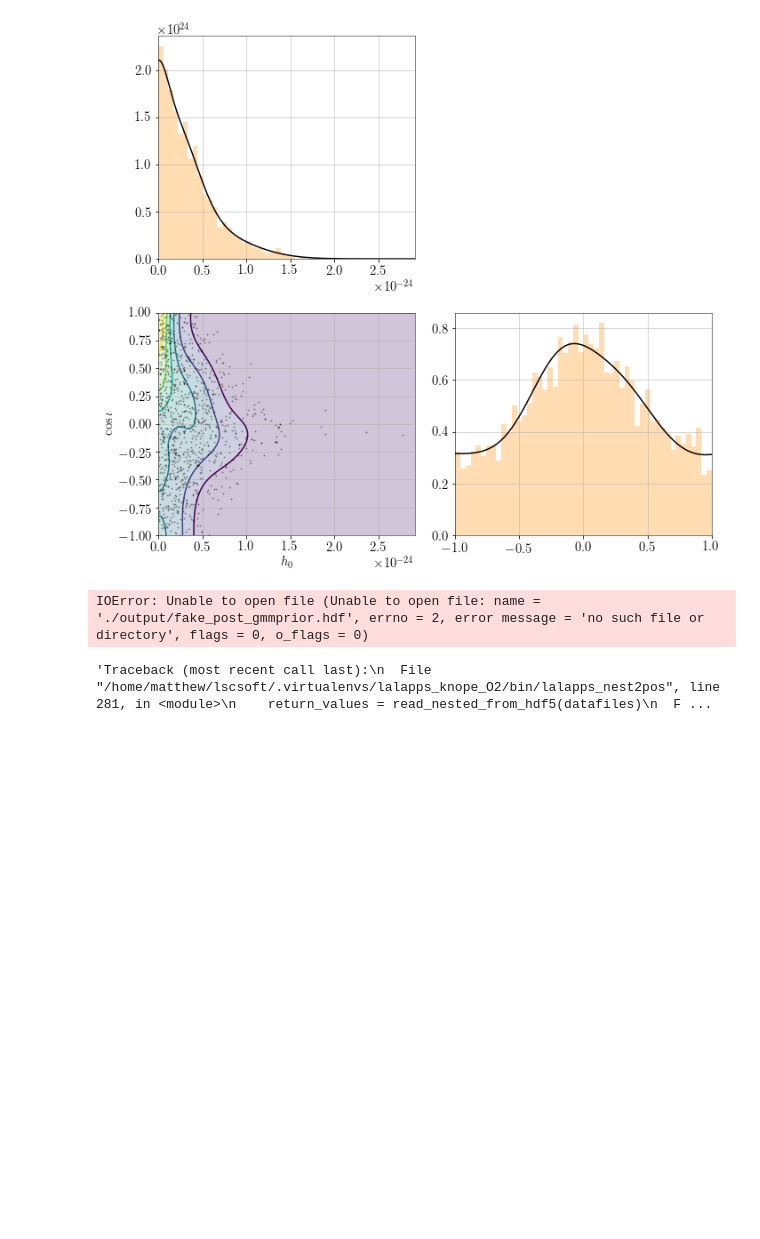
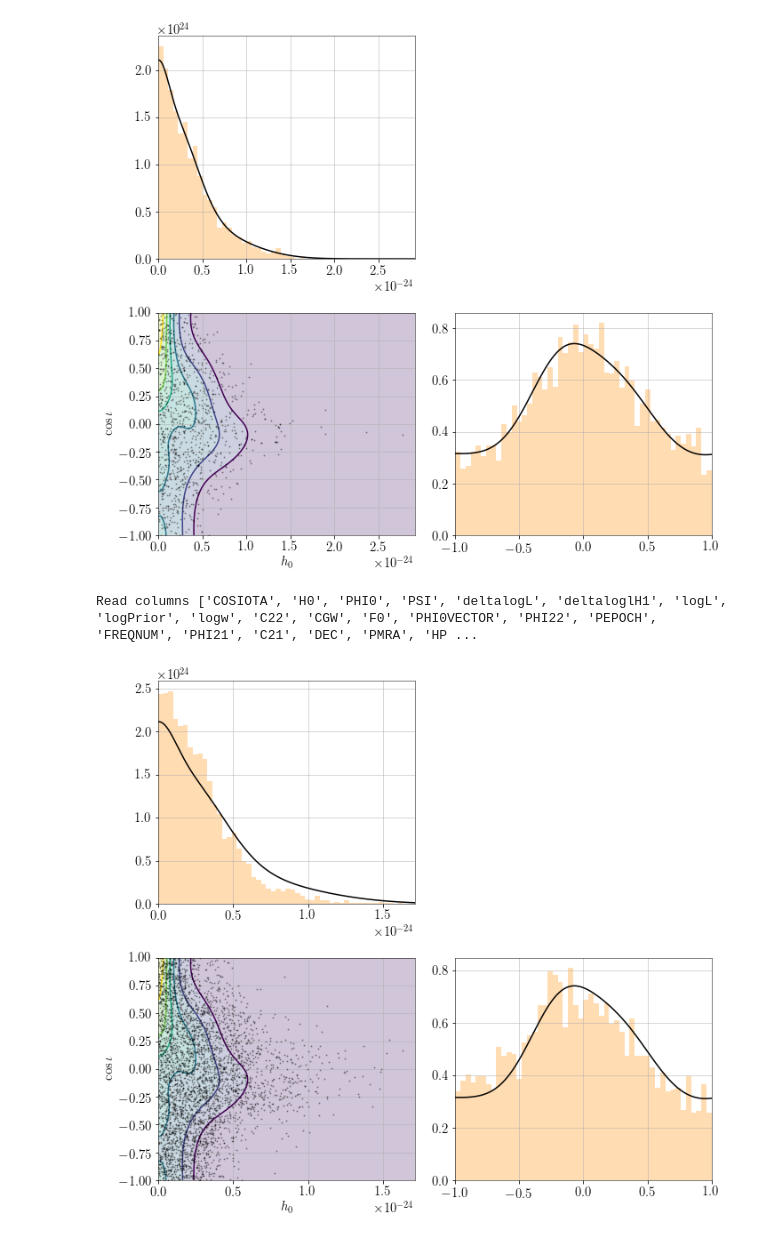
Before and after one commit to mattpitkin/CW_nested_sampling_doc, a Jupyter notebook: scripts/TestingGMMCreation.ipynb, the cells around one changed output. Drawn from its saved outputs; the diff is of its cells as text; code cells hidden in the pictures; blank space fills up the shorter version.

```diff
--- a/scripts/TestingGMMCreation.ipynb
+++ b/scripts/TestingGMMCreation.ipynb
@@ -382,36 +382,33 @@ out, err = p.communicate()
 samples1, evsig, evnoise = pppu.pulsar_nest_to_posterior(os.path.join(outdir, 'fake_post_gmmprior.hdf'))
 
 # plot samples and GMM
 fig, axs = pl.subplots(2,2, figsize=(10,9))
 
 axs[0][0].hist(samples1['H0'].samples, bins=50, normed=True, histtype='stepfilled', alpha=0.3, facecolor='darkorange', edgecolor='none')
 axs[1][1].hist(samples1['COSIOTA'].samples, bins=50, normed=True, histtype='stepfilled', alpha=0.3, facecolor='darkorange', edgecolor='none')
-axs[1][0].plot(samples1['H0'].samples[::4], samples0['COSIOTA'].samples[::4], '.', alpha=0.3, color='black', markersize=2)
+axs[1][0].plot(samples1['H0'].samples, samples1['COSIOTA'].samples, '.', alpha=0.3, color='black', markersize=2)
 axs[0][1].axis('off')
 
 h0lims = axs[0][0].get_xlim()
 h0s = np.linspace(0., h0lims[1], 1000)
 pdfh0 = gmmpdf(h0s, means, sigmas, weights, 0)
 axs[0][0].plot(h0s, pdfh0, 'k', lw=1.5)
 
 cis = np.linspace(-1., 1., 1000)
 pdfh0 = gmmpdf(cis, means, sigmas, weights, 1)
 axs[1][1].plot(cis, pdfh0, 'k', lw=1.5)
 
 # show 2D image of GMM
 axs[1][0].contour(imgrid.T, extent=[h0lims[0], h0lims[1], -1., 1.], cmap='viridis', lw=2)
 axs[1][0].contourf(imgrid.T, extent=[h0lims[0], h0lims[1], -1., 1.], cmap='viridis', alpha=0.25)
 
 axs[0][0].set_xlim([0., h0lims[1]])
 axs[1][0].set_xlim([0., h0lims[1]])
 axs[1][0].set_xlabel('$h_0$')
 axs[1][0].set_ylim([-1., 1.])
 axs[1][0].set_ylabel('$\cos{\iota}$')
 axs[1][1].set_xlim([-1., 1.])
 pl.tight_layout()
 # %% [output]
-IOError: Unable to open file (Unable to open file: name = './output/fake_post_gmmprior.hdf', errno = 2, error message = 'no such file or directory', flags = 0, o_flags = 0)
+Read columns ['COSIOTA', 'H0', 'PHI0', 'PSI', 'deltalogL', 'deltaloglH1', 'logL', 'logPrior', 'logw', 'C22', 'CGW', 'F0', 'PHI0VECTOR', 'PHI22', 'PEPOCH', 'FREQNUM', 'PHI21', 'C21', 'DEC', 'PMRA', 'HP ...
+[figure, added]
-# %%
-err
-# %% [output]
-'Traceback (most recent call last):\n  File "/home/matthew/lscsoft/.virtualenvs/lalapps_knope_O2/bin/lalapps_nest2pos", line 281, in <module>\n    return_values = read_nested_from_hdf5(datafiles)\n  F ...
```
Also changed, not shown: parts of 1 cell of this notebook, 13 other files.
